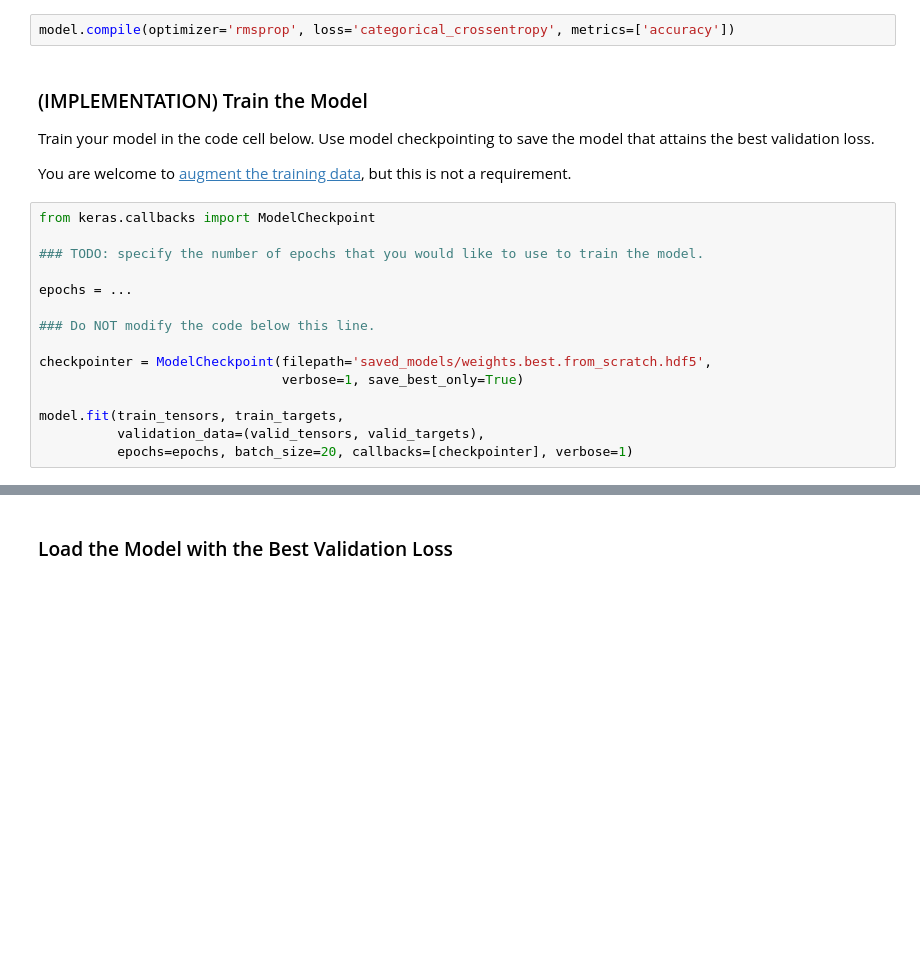
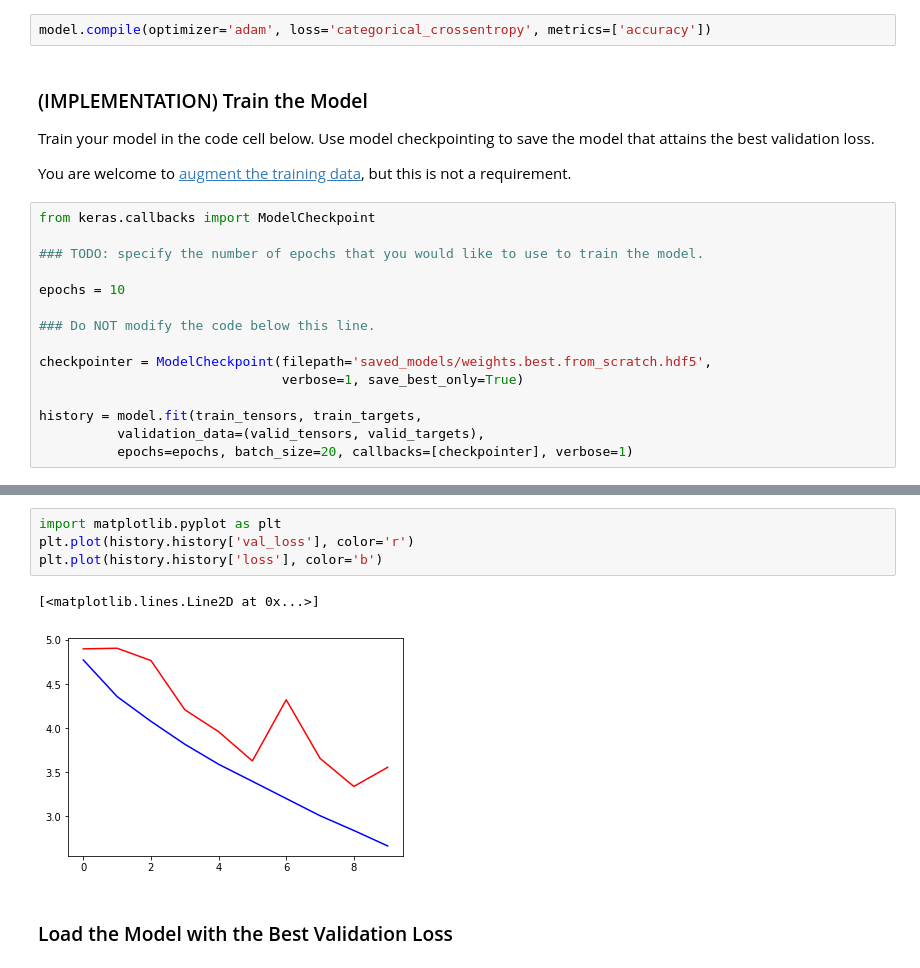
Before and after one commit to YehCF/Udacity_AIND_DL, a Jupyter notebook: udacity-dog-project/dog_app.ipynb, the cells around one changed output, grey strips where cells are left out. Cells and saved outputs as stored; diff of their text form; blank space fills up the shorter version.

Commit message:
Train my own CNN to classify dog breed

```diff
--- a/udacity-dog-project/dog_app.ipynb
+++ b/udacity-dog-project/dog_app.ipynb
@@ -335,7 +498,7 @@ model.summary()
 # %% [markdown]
 ### Compile the Model
 # %%
-model.compile(optimizer='rmsprop', loss='categorical_crossentropy', metrics=['accuracy'])
+model.compile(optimizer='adam', loss='categorical_crossentropy', metrics=['accuracy'])
 # %% [markdown]
 ### (IMPLEMENTATION) Train the Model
 
@@ -347,13 +510,13 @@ from keras.callbacks import ModelCheckpoint
 
 ### TODO: specify the number of epochs that you would like to use to train the model.
 
-epochs = ...
+epochs = 10
 
 ### Do NOT modify the code below this line.
 
 checkpointer = ModelCheckpoint(filepath='saved_models/weights.best.from_scratch.hdf5',
                                verbose=1, save_best_only=True)
 
-model.fit(train_tensors, train_targets,
+history = model.fit(train_tensors, train_targets,
           validation_data=(valid_tensors, valid_targets),
           epochs=epochs, batch_size=20, callbacks=[checkpointer], verbose=1)
@@ -360,3 +544,10 @@ model.fit(train_tensors, train_targets,
+# %%
+import matplotlib.pyplot as plt
+plt.plot(history.history['val_loss'], color='r')
+plt.plot(history.history['loss'], color='b')
+# %% [output]
+[<matplotlib.lines.Line2D at 0x...>]
+[figure, added]
 # %% [markdown]
 ### Load the Model with the Best Validation Loss
 # %%
```
Also changed, not shown: parts of 13 cells of this notebook.
